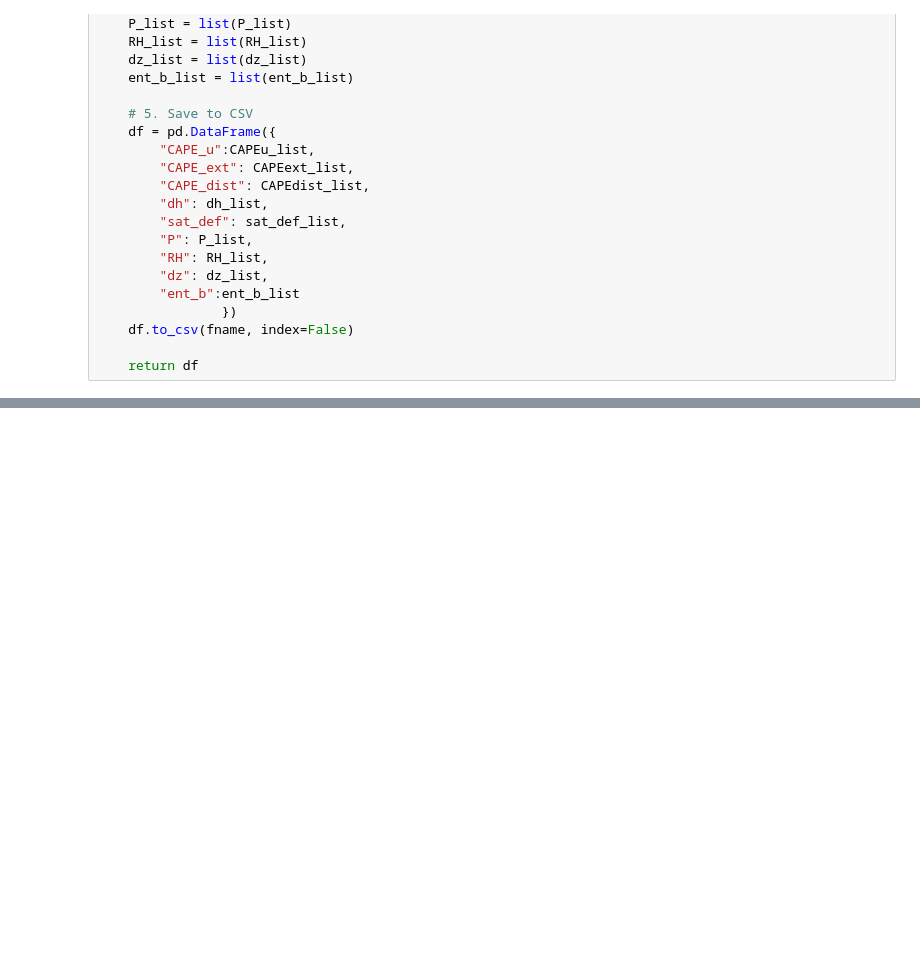
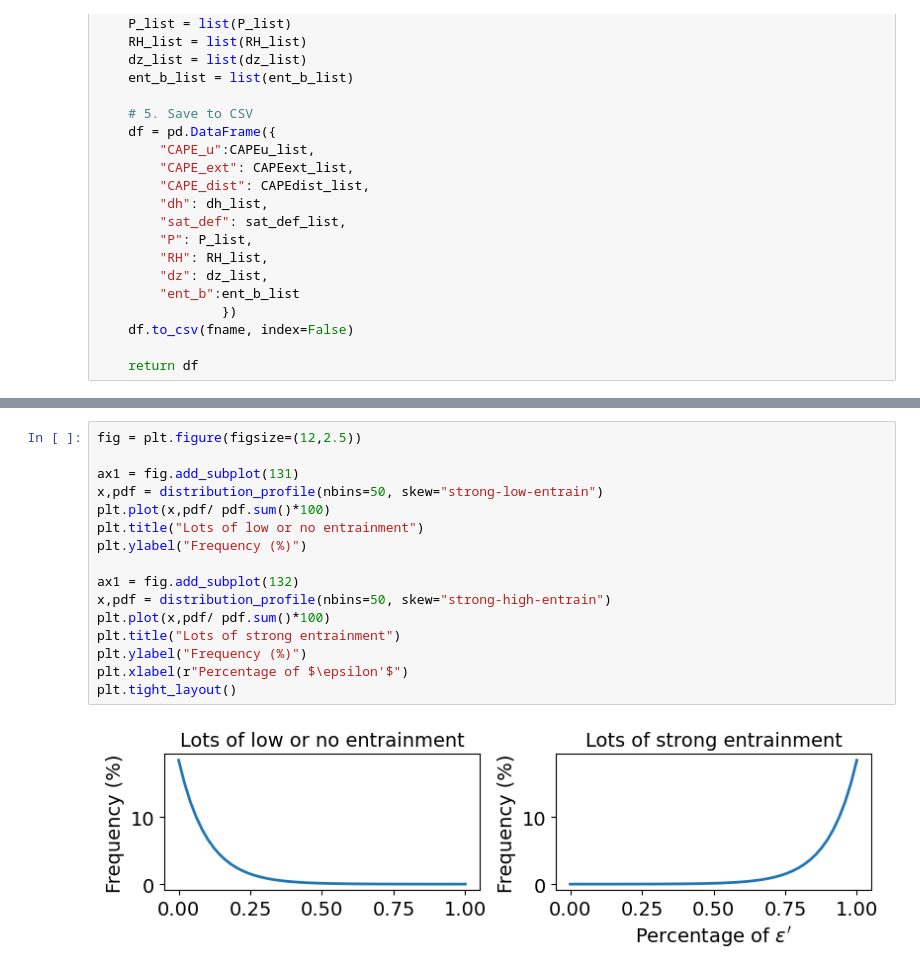
Before and after one commit to dongqi-DQ/plume_models, a Jupyter notebook: distribution_plotting.ipynb, the cells around one changed output, grey strips where cells are left out. Saved outputs shown, nothing was run; the diff lists cells and outputs as text; blank space fills up the shorter version.

Commit message:
update distribution code

```diff
--- a/distribution_plotting.ipynb
+++ b/distribution_plotting.ipynb
@@ -407,3 +576,21 @@ plt.ylabel("Frequency (%)")
 plt.tight_layout()
 # %% [output]
 [figure]
+# %%
+fig = plt.figure(figsize=(12,2.5))
+
+ax1 = fig.add_subplot(131)
+x,pdf = distribution_profile(nbins=50, skew="strong-low-entrain")
+plt.plot(x,pdf/ pdf.sum()*100)
+plt.title("Lots of low or no entrainment")
+plt.ylabel("Frequency (%)")
+
+ax1 = fig.add_subplot(132)
+x,pdf = distribution_profile(nbins=50, skew="strong-high-entrain")
+plt.plot(x,pdf/ pdf.sum()*100)
+plt.title("Lots of strong entrainment")
+plt.ylabel("Frequency (%)")
+plt.xlabel(r"Percentage of $\epsilon'$")
+plt.tight_layout()
+# %% [output]
+[figure, added]
```
Also changed, not shown: parts of 8 cells of this notebook, 14 other files.
